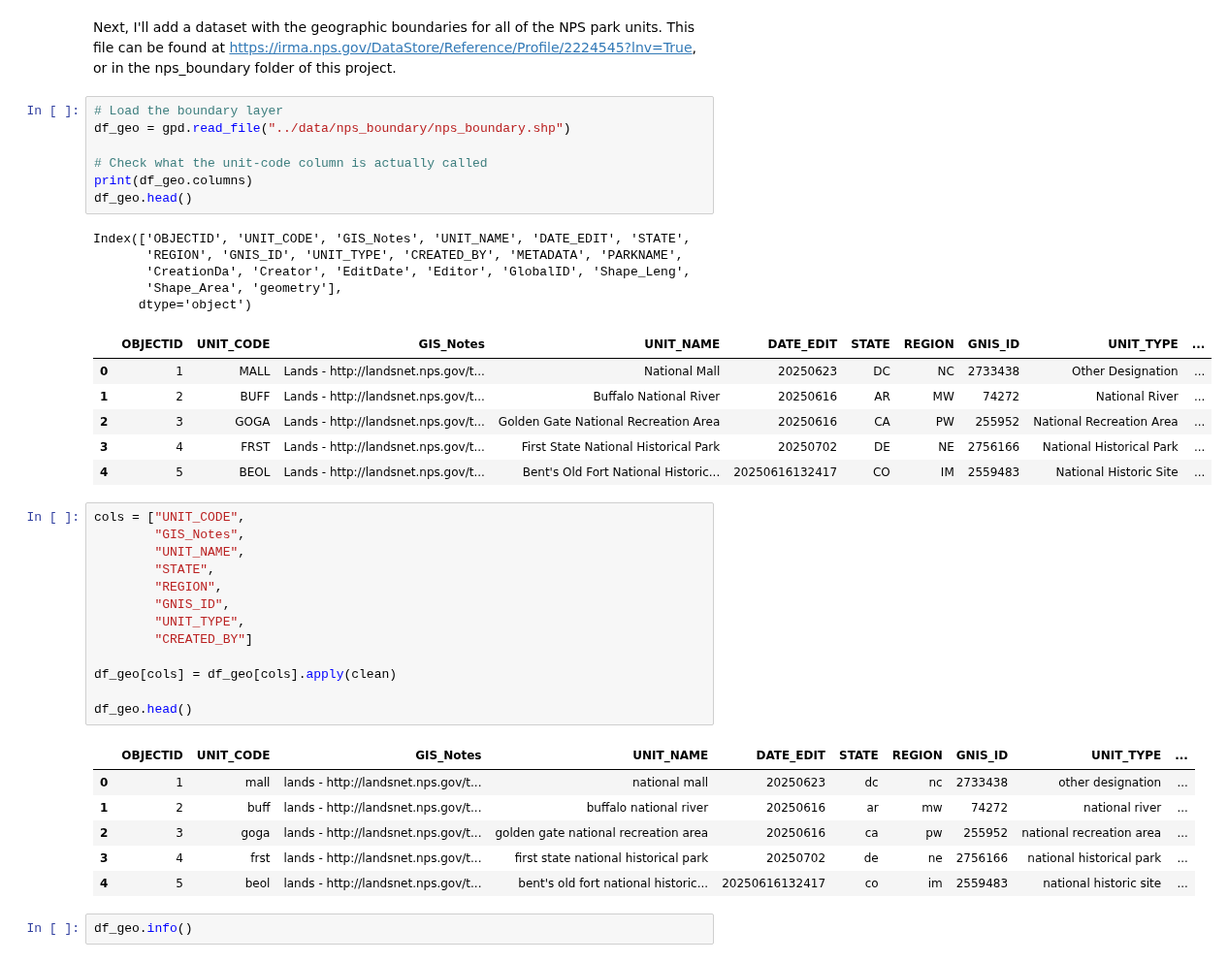
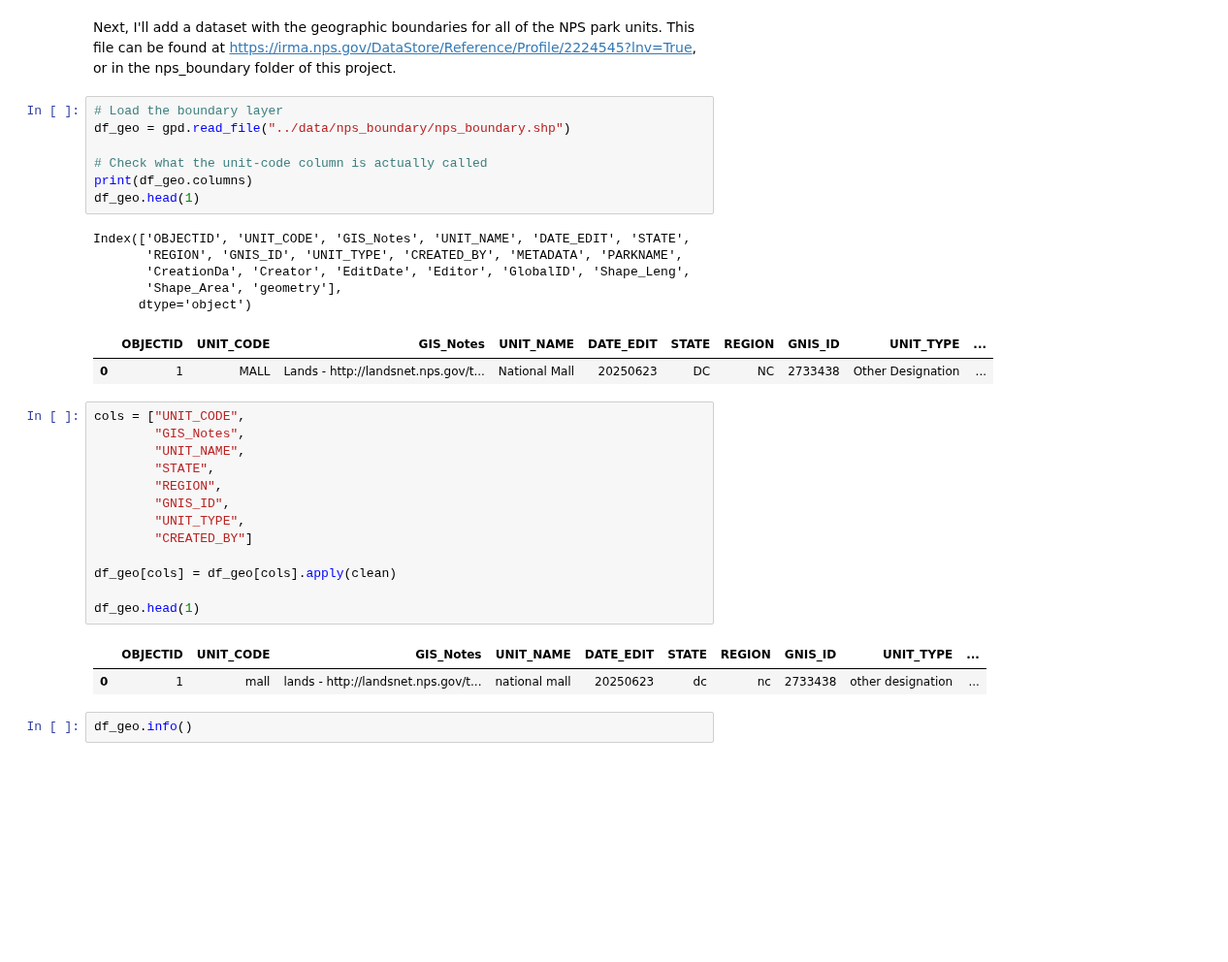
Before and after one commit to jeccalong/NPS_Mortality_Analysis, a Jupyter notebook: Notebooks/aquisitionAndCleaning.ipynb, the cells around one changed output. Shown at 97% size. Saved outputs shown, nothing was run; the diff lists cells and outputs as text; blank space fills up the shorter version.

```diff
--- a/Notebooks/aquisitionAndCleaning.ipynb
+++ b/Notebooks/aquisitionAndCleaning.ipynb
@@ -2621,22 +2709,18 @@ Next, I'll add a dataset with the geographic boundaries for all of the NPS park
 # %%
 # Load the boundary layer
 df_geo = gpd.read_file("../data/nps_boundary/nps_boundary.shp")
 
 # Check what the unit-code column is actually called
 print(df_geo.columns)
-df_geo.head()
+df_geo.head(1)
 # %% [output]
 Index(['OBJECTID', 'UNIT_CODE', 'GIS_Notes', 'UNIT_NAME', 'DATE_EDIT', 'STATE',
        'REGION', 'GNIS_ID', 'UNIT_TYPE', 'CREATED_BY', 'METADATA', 'PARKNAME',
        'CreationDa', 'Creator', 'EditDate', 'Editor', 'GlobalID', 'Shape_Leng',
        'Shape_Area', 'geometry'],
       dtype='object')
 |  | OBJECTID | UNIT_CODE | GIS_Notes | UNIT_NAME | DATE_EDIT | STATE | REGION | GNIS_ID | UNIT_TYPE | ... |
 | 0 | 1 | MALL | Lands - http://landsnet.nps.gov/t... | National Mall | 20250623 | DC | NC | 2733438 | Other Designation | ... |
-| 1 | 2 | BUFF | Lands - http://landsnet.nps.gov/t... | Buffalo National River | 20250616 | AR | MW | 74272 | National River | ... |
-| 2 | 3 | GOGA | Lands - http://landsnet.nps.gov/t... | Golden Gate National Recreation Area | 20250616 | CA | PW | 255952 | National Recreation Area | ... |
-| 3 | 4 | FRST | Lands - http://landsnet.nps.gov/t... | First State National Historical Park | 20250702 | DE | NE | 2756166 | National Historical Park | ... |
-| 4 | 5 | BEOL | Lands - http://landsnet.nps.gov/t... | Bent's Old Fort National Historic... | 20250616132417 | CO | IM | 2559483 | National Historic Site | ... |
 # %%
 cols = ["UNIT_CODE",
         "GIS_Notes",
@@ -2649,14 +2733,10 @@ cols = ["UNIT_CODE",
 
 df_geo[cols] = df_geo[cols].apply(clean)
 
-df_geo.head()
+df_geo.head(1)
 # %% [output]
 |  | OBJECTID | UNIT_CODE | GIS_Notes | UNIT_NAME | DATE_EDIT | STATE | REGION | GNIS_ID | UNIT_TYPE | ... |
 | 0 | 1 | mall | lands - http://landsnet.nps.gov/t... | national mall | 20250623 | dc | nc | 2733438 | other designation | ... |
-| 1 | 2 | buff | lands - http://landsnet.nps.gov/t... | buffalo national river | 20250616 | ar | mw | 74272 | national river | ... |
-| 2 | 3 | goga | lands - http://landsnet.nps.gov/t... | golden gate national recreation area | 20250616 | ca | pw | 255952 | national recreation area | ... |
-| 3 | 4 | frst | lands - http://landsnet.nps.gov/t... | first state national historical park | 20250702 | de | ne | 2756166 | national historical park | ... |
-| 4 | 5 | beol | lands - http://landsnet.nps.gov/t... | bent's old fort national historic... | 20250616132417 | co | im | 2559483 | national historic site | ... |
 # %%
 df_geo.info()
 # %% [output]
```
Also changed, not shown: parts of 19 cells of this notebook, 3 other files.
